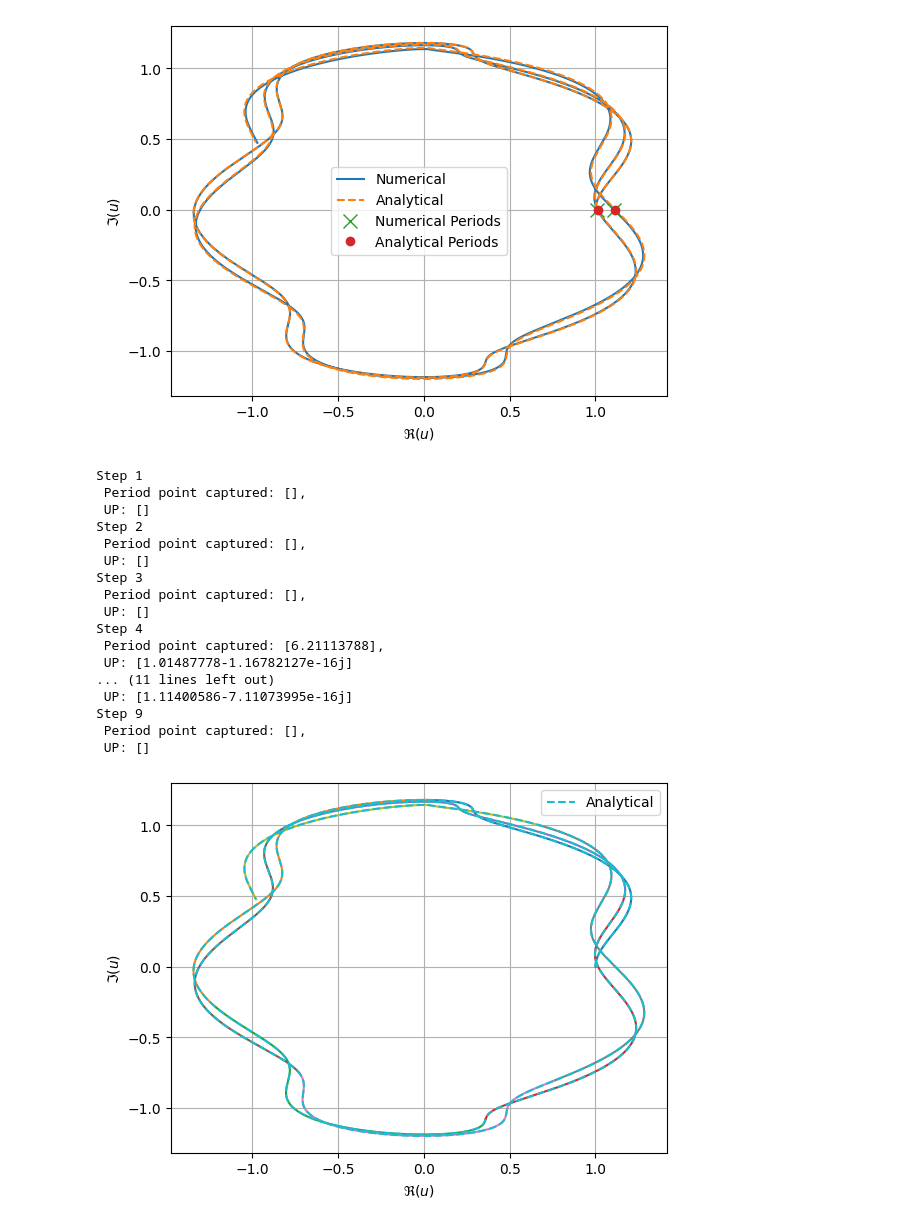
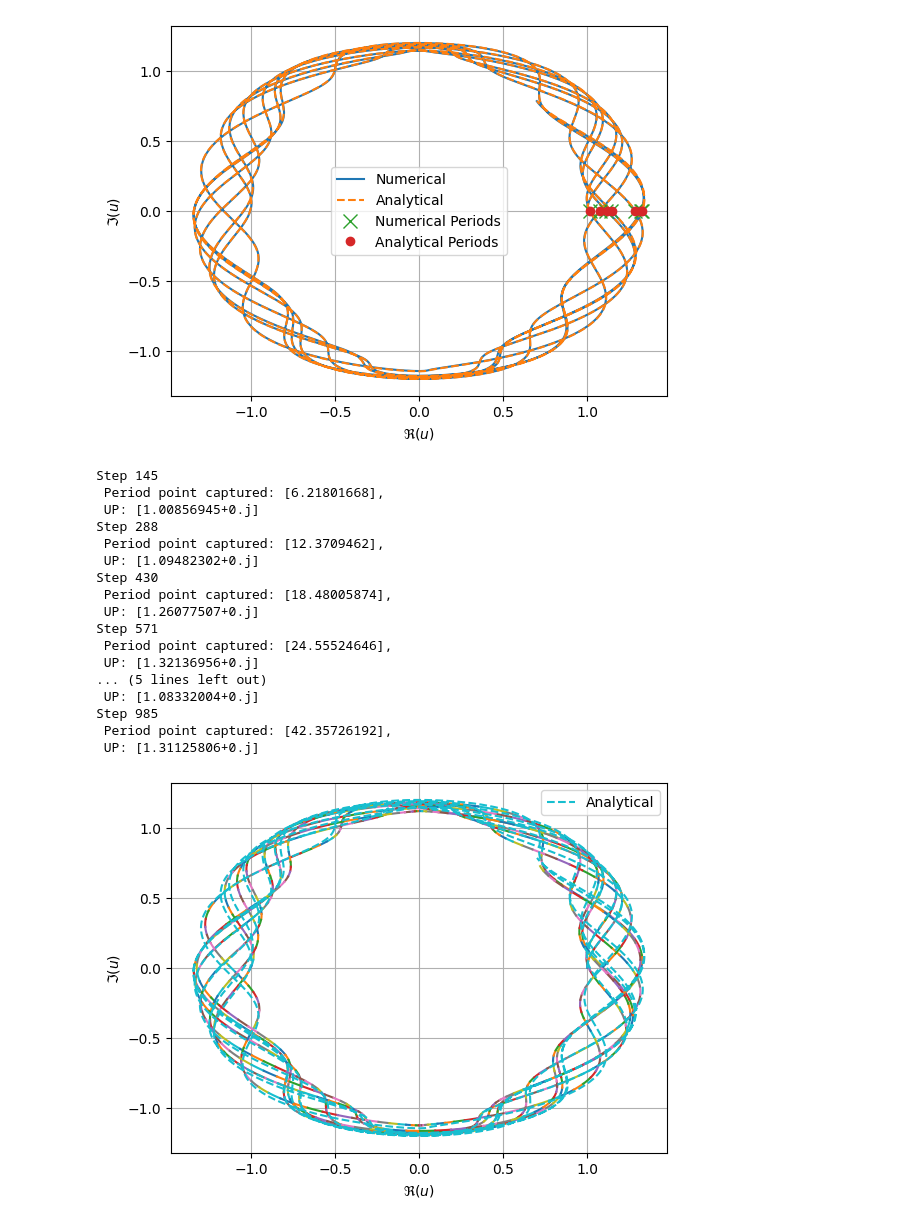
Before and after one commit to github-mathe/PinT-LIB, a Jupyter notebook: scripts/notebooks/dahlquist_adaptive_parareal_fixed_window_grid.ipynb, the cells around one changed output. Saved outputs shown, nothing was run; the diff lists cells and outputs as text; code cells hidden in the pictures.

```diff
--- a/scripts/notebooks/dahlquist_adaptive_parareal_fixed_window_grid.ipynb
+++ b/scripts/notebooks/dahlquist_adaptive_parareal_fixed_window_grid.ipynb
@@ -30,9 +30,11 @@ def analyticalDahlquist(u0, t0, t1, dt, pStart):
         occ += u[i].imag*u[i-1].imag <0 # check for sign change in the imaginary part
         if occ == 2: # check for sign change in the imaginary part
             tP = np.interp(0, [u[i-1].imag, u[i].imag], [tt[i-1], tt[i]])
-            uP_real = np.interp(tP, [tt[i-1], tt[i]], [u[i-1], u[i]])
+            uP_real = np.interp(tP, [tt[i-1], tt[i]], [u[i-1].real, u[i].real])
             UP.append(uP_real + 0j)
             TP.append(tP)
+            u[i] = uP_real + 0j
+            tt[i] = tP
             N += 1
             occ = 0
     return tt, u, np.asarray(TP), np.asarray(UP)
@@ -55,15 +57,17 @@ def timeStepperDahlquist(u0, t0, t1, dt, pStart,occ=0):
         occ += u[i].imag*u[i-1].imag < 0 # check for sign change in the imaginary part
         if occ == 2: # we completed a full period
             tp = np.interp(0, [u[i-1].imag, u[i].imag], [tt[i-1], tt[i]])
-            up_real = np.interp(tp, [tt[i-1], tt[i]], [u[i-1], u[i]])
+            up_real = np.interp(tp, [tt[i-1], tt[i]], [u[i-1].real, u[i].real])
             UP.append(up_real + 0j)
             TP.append(tp)
+            u[i] = up_real + 0j
+            tt[i] = tp
             N += 1
             occ = 0
     return tt, u, np.asarray(TP), np.asarray(UP), occ, N
 # %%
-tEnd = 15
-dt = 0.001
+tEnd = 43
+dt = 0.0001
 # %%
 tNum1, uNum1, TPNum1, UPNum1, occNum1, NNum1 = timeStepperDahlquist(u0, t0, tEnd, dt, pStart ,0)
 tTh, uTh, TPTh, UPTh = analyticalDahlquist(u0, t0, tEnd, dt, pStart)
@@ -74,40 +78,43 @@ plt.plot(UPNum1.real, UPNum1.imag, "x", label="Numerical Periods", markersize=10
 plt.plot(UPTh.real, UPTh.imag, "o", label="Analytical Periods")
 plt.legend(), plt.xlabel(r"$\Re(u)$"), plt.ylabel(r"$\Im(u)$"), plt.grid();
 # %% [output]
-[figure, old version]
+[figure, new version]
 # %%
-tt = np.linspace(t0, tEnd, 10)
+nStep = 1000
+dt = 1/nStep
+tt = np.linspace(t0, tEnd, nStep)
 occ = 0
 p = pStart
 uStart = u0
 for i in range(1,len(tt)):
-    tNum1, uNum1, TPNum1, UPNum1, occNum1, NNum1 = timeStepperDahlquist(uStart, tt[i-1], tt[i], 0.0001, p, occ)
+    tNum1, uNum1, TPNum1, UPNum1, occNum1, NNum1 = timeStepperDahlquist(uStart, tt[i-1], tt[i], dt, p, occ)
     occ = occNum1
     p = NNum1
     uStart = uNum1[-1]
     plt.plot(uNum1.real, uNum1.imag)
-    print(f"Step {i}\n Period point captured: {TPNum1},\n UP: {UPNum1}")
+    if TPNum1.size > 0:
+        print(f"Step {i}\n Period point captured: {TPNum1},\n UP: {UPNum1}")
 plt.plot(uTh.real, uTh.imag, "--", label="Analytical")
 plt.legend(), plt.xlabel(r"$\Re(u)$"), plt.ylabel(r"$\Im(u)$"), plt.grid();
 # %% [output]
-Step 1
- Period point captured: [],
- UP: []
-Step 2
- Period point captured: [],
- UP: []
-Step 3
- Period point captured: [],
- UP: []
-Step 4
- Period point captured: [6.21113788],
- UP: [1.01487778-1.16782127e-16j]
-... (11 lines left out)
- UP: [1.11400586-7.11073995e-16j]
-Step 9
- Period point captured: [],
- UP: []
+Step 145
+ Period point captured: [6.21801668],
+ UP: [1.00856945+0.j]
+Step 288
+ Period point captured: [12.3709462],
+ UP: [1.09482302+0.j]
+Step 430
+ Period point captured: [18.48005874],
+ UP: [1.26077507+0.j]
+Step 571
+ Period point captured: [24.55524646],
+ UP: [1.32136956+0.j]
+... (5 lines left out)
+ UP: [1.08332004+0.j]
+Step 985
+ Period point captured: [42.35726192],
+ UP: [1.31125806+0.j]
-[figure, old version]
+[figure, new version]
 # %%
 # compute errors for different time step sizes
 
```
Also changed, not shown: parts of 4 cells of this notebook.
